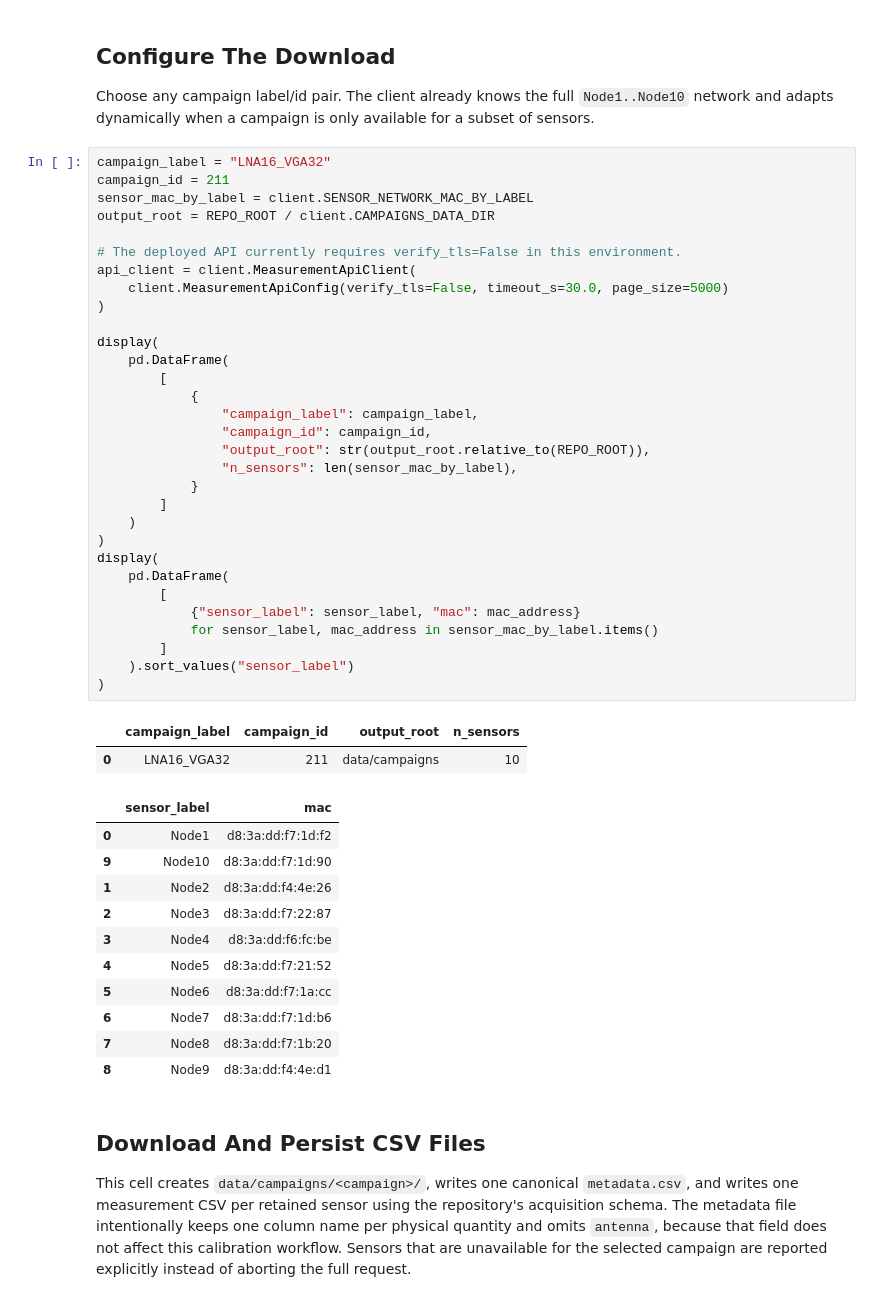
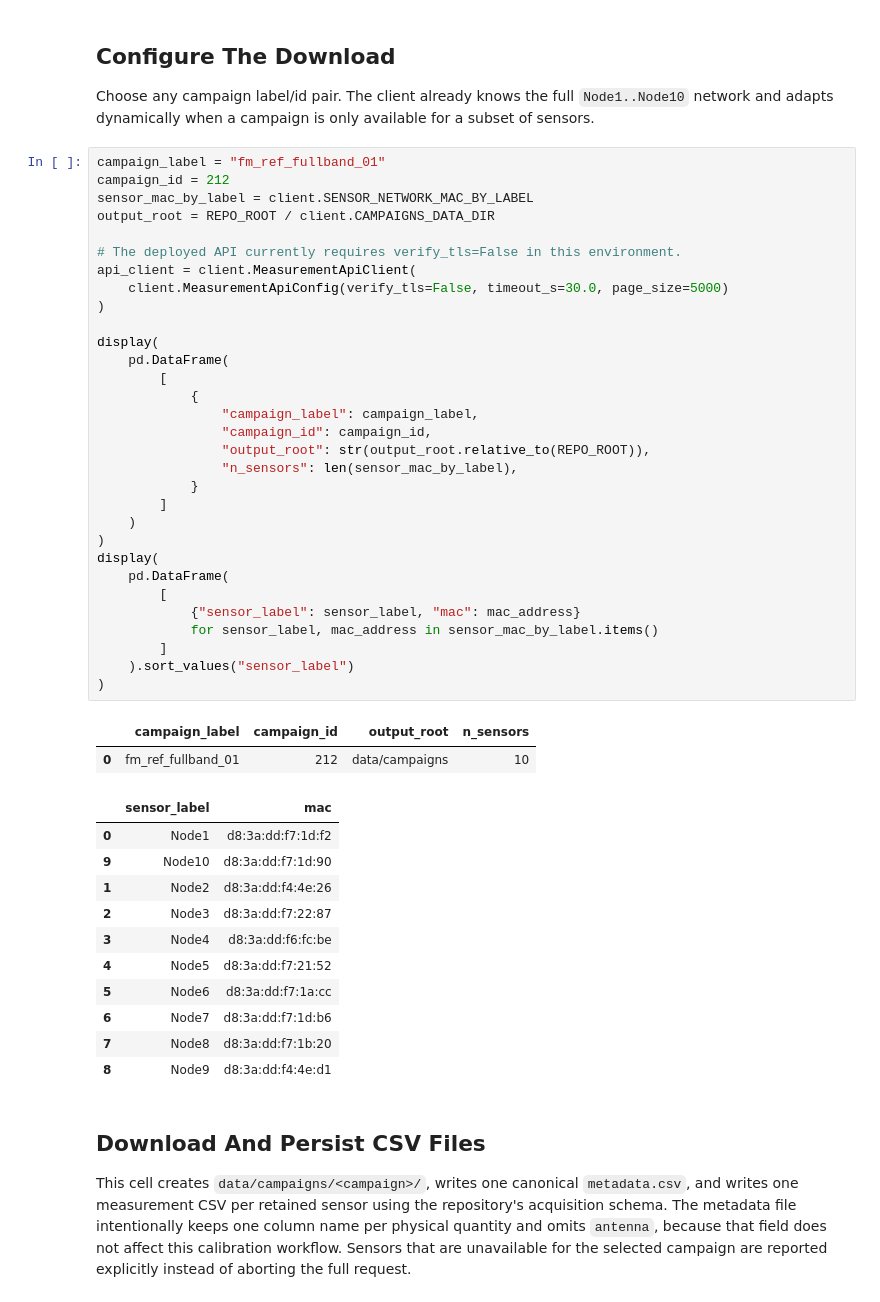
Before and after one commit to AlmondSund/MeasurementCalibration, a Jupyter notebook: notebooks/examples/client.ipynb, the cells around one changed output. Cells and saved outputs as stored; diff of their text form.

```diff
--- a/notebooks/examples/client.ipynb
+++ b/notebooks/examples/client.ipynb
@@ -90,39 +90,39 @@ pd.options.display.max_colwidth = 120
 
 Choose any campaign label/id pair. The client already knows the full `Node1..Node10` network and adapts dynamically when a campaign is only available for a subset of sensors.
 # %%
-campaign_label = "LNA16_VGA32"
-campaign_id = 211
+campaign_label = "fm_ref_fullband_01"
+campaign_id = 212
 sensor_mac_by_label = client.SENSOR_NETWORK_MAC_BY_LABEL
 output_root = REPO_ROOT / client.CAMPAIGNS_DATA_DIR
 
 # The deployed API currently requires verify_tls=False in this environment.
 api_client = client.MeasurementApiClient(
     client.MeasurementApiConfig(verify_tls=False, timeout_s=30.0, page_size=5000)
 )
 
 display(
     pd.DataFrame(
         [
             {
                 "campaign_label": campaign_label,
                 "campaign_id": campaign_id,
                 "output_root": str(output_root.relative_to(REPO_ROOT)),
                 "n_sensors": len(sensor_mac_by_label),
             }
         ]
     )
 )
 display(
     pd.DataFrame(
         [
             {"sensor_label": sensor_label, "mac": mac_address}
             for sensor_label, mac_address in sensor_mac_by_label.items()
         ]
     ).sort_values("sensor_label")
 )
 # %% [output]
 |  | campaign_label | campaign_id | output_root | n_sensors |
-| 0 | LNA16_VGA32 | 211 | data/campaigns | 10 |
+| 0 | fm_ref_fullband_01 | 212 | data/campaigns | 10 |
 |  | sensor_label | mac |
 | 0 | Node1 | d8:3a:dd:f7:1d:f2 |
 | 9 | Node10 | d8:3a:dd:f7:1d:90 |
```
Also changed, not shown: parts of 4 cells of this notebook, 21 other files.
